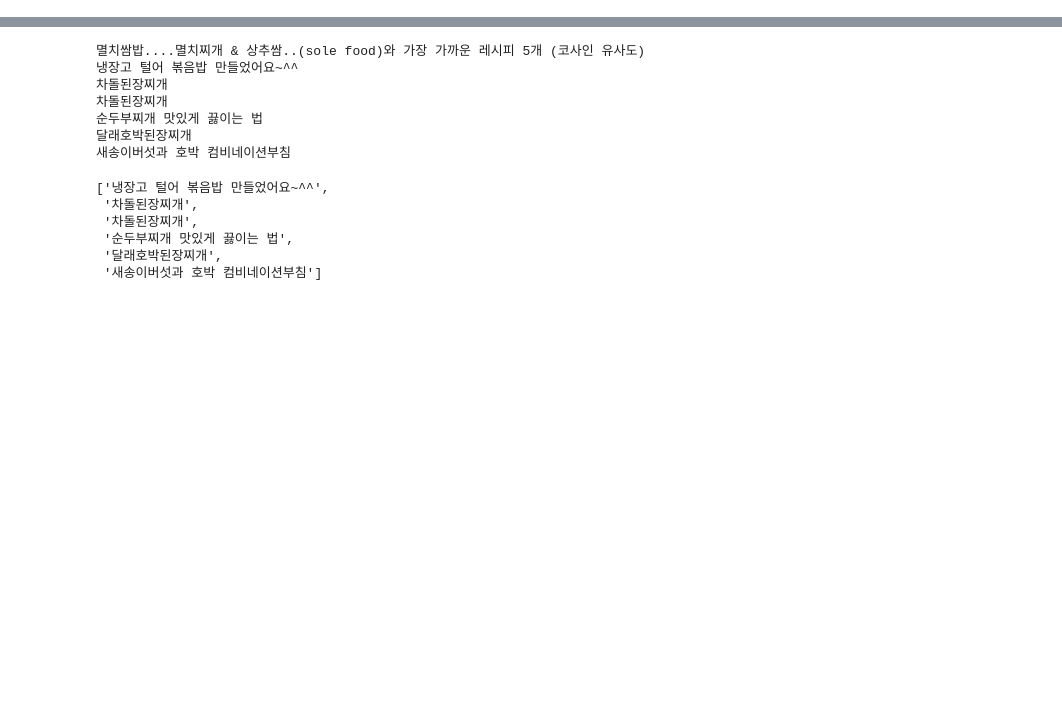
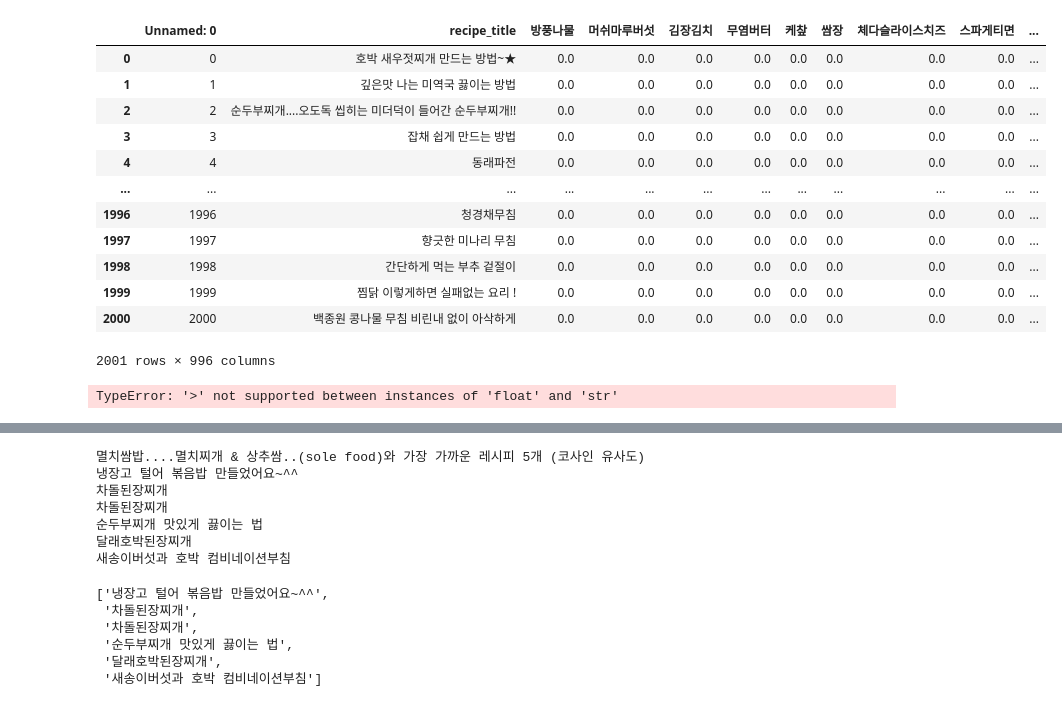
Before and after one commit to kwonhwijun/recipe, a Jupyter notebook: models/last.ipynb, the cells around one changed output, grey strips where cells are left out. Drawn from its saved outputs; the diff is of its cells as text; code cells hidden in the pictures; blank space fills up the shorter version.

```diff
--- a/models/last.ipynb
+++ b/models/last.ipynb
@@ -17,0 +56,28 @@ title, rec_vec, ingre_vec = svd.matrix_decomposition(matrix.iloc[:, 1:])
+# %%
+matrix = pd.read_csv(r'data/test_matrix')
+input = matrix.copy()
+input
+# %% [output]
+|  | Unnamed: 0 | recipe_title | 방풍나물 | 머쉬마루버섯 | 김장김치 | 무염버터 | 케챂 | 쌈장 | 체다슬라이스치즈 | 스파게티면 | ... |
+| 0 | 0 | 호박 새우젓찌개 만드는 방법~★ | 0.0 | 0.0 | 0.0 | 0.0 | 0.0 | 0.0 | 0.0 | 0.0 | ... |
+| 1 | 1 | 깊은맛 나는 미역국 끓이는 방법 | 0.0 | 0.0 | 0.0 | 0.0 | 0.0 | 0.0 | 0.0 | 0.0 | ... |
+| 2 | 2 | 순두부찌개....오도독 씹히는 미더덕이 들어간 순두부찌개!! | 0.0 | 0.0 | 0.0 | 0.0 | 0.0 | 0.0 | 0.0 | 0.0 | ... |
+| 3 | 3 | 잡채 쉽게 만드는 방법 | 0.0 | 0.0 | 0.0 | 0.0 | 0.0 | 0.0 | 0.0 | 0.0 | ... |
+| 4 | 4 | 동래파전 | 0.0 | 0.0 | 0.0 | 0.0 | 0.0 | 0.0 | 0.0 | 0.0 | ... |
+| ... | ... | ... | ... | ... | ... | ... | ... | ... | ... | ... | ... |
+| 1996 | 1996 | 청경채무침 | 0.0 | 0.0 | 0.0 | 0.0 | 0.0 | 0.0 | 0.0 | 0.0 | ... |
+| 1997 | 1997 | 향긋한 미나리 무침 | 0.0 | 0.0 | 0.0 | 0.0 | 0.0 | 0.0 | 0.0 | 0.0 | ... |
+| 1998 | 1998 | 간단하게 먹는 부추 겉절이 | 0.0 | 0.0 | 0.0 | 0.0 | 0.0 | 0.0 | 0.0 | 0.0 | ... |
+| 1999 | 1999 | 찜닭 이렇게하면 실패없는 요리 ! | 0.0 | 0.0 | 0.0 | 0.0 | 0.0 | 0.0 | 0.0 | 0.0 | ... |
+| 2000 | 2000 | 백종원 콩나물 무침 비린내 없이 아삭하게 | 0.0 | 0.0 | 0.0 | 0.0 | 0.0 | 0.0 | 0.0 | 0.0 | ... |
+2001 rows × 996 columns
+# %%
+matrix = pd.read_csv(r'data/test_matrix')
+input = matrix.copy()
+input = input.loc[:, (input  != 0.0).sum() >1] # 1번 이상 등장한 식재료만 사용
+d1 = input.iloc[:,:1] # 타이틀
+d2 = input.iloc[:, 1:].apply(lambda x: x/max(x), axis = 0) # 정규화
+df = pd.concat([d1, d2], axis= 1)
+pd.shape
+# %% [output]
+TypeError: '>' not supported between instances of 'float' and 'str'
```
Also changed, not shown: parts of 9 cells of this notebook, 6 other files.
